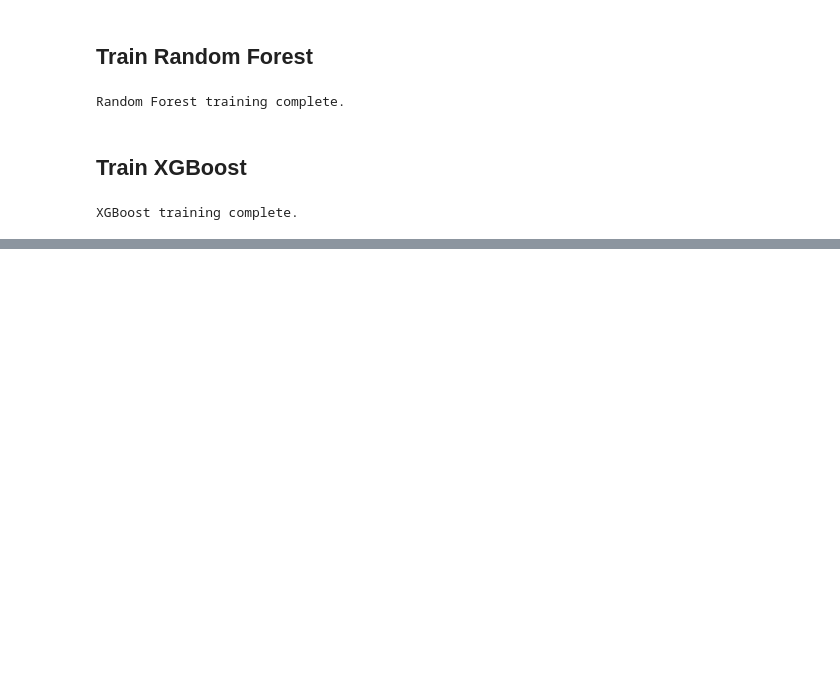
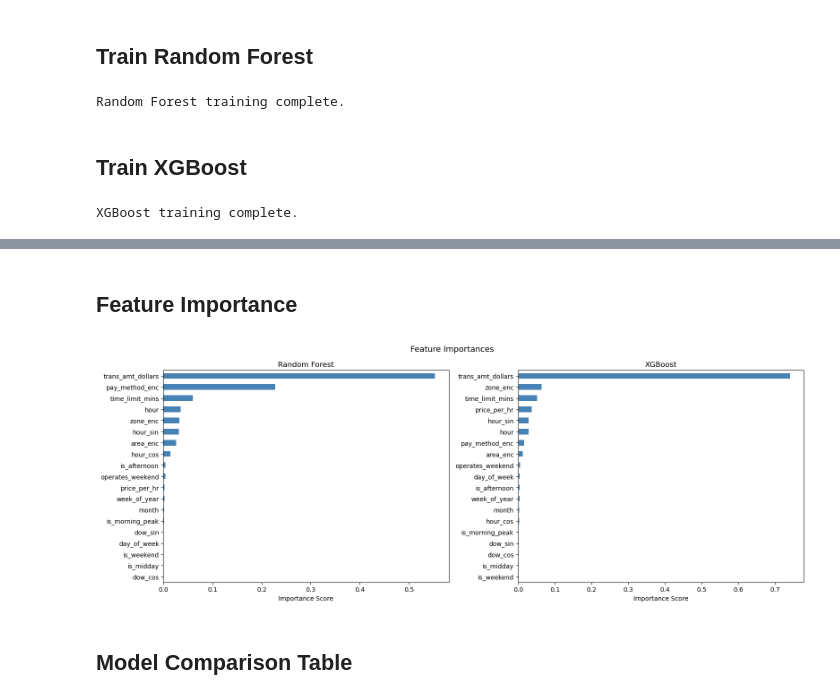
Before and after one commit to abhijith-mohanan/parking_slot_prediction, a Jupyter notebook: parkingslot.ipynb, the cells around one changed output, grey strips where cells are left out. Saved outputs shown, nothing was run; the diff lists cells and outputs as text; code cells hidden in the pictures; blank space fills up the shorter version.

Commit message:
evaluation and result for the models

```diff
--- a/parkingslot.ipynb
+++ b/parkingslot.ipynb
@@ -573,0 +635,22 @@ XGBoost training complete.
+# %% [markdown]
+## Feature Importance
+# %%
+fig, axes = plt.subplots(1, 2, figsize=(16, 6))
+fig.suptitle('Feature Importances', fontsize=13)
+
+for ax, model, title in zip(
+    axes,
+    [rf_model, xgb_model],
+    ['Random Forest', 'XGBoost']
+):
+    imp = pd.Series(model.feature_importances_, index=feature_cols)
+    imp.sort_values(ascending=True).plot(kind='barh', ax=ax, color='steelblue')
+    ax.set_title(title)
+    ax.set_xlabel('Importance Score')
+
+plt.tight_layout()
+plt.show()
+# %% [output]
+[figure, added]
+# %% [markdown]
+##  Model Comparison Table
```
Also changed, not shown: parts of 10 cells of this notebook.
